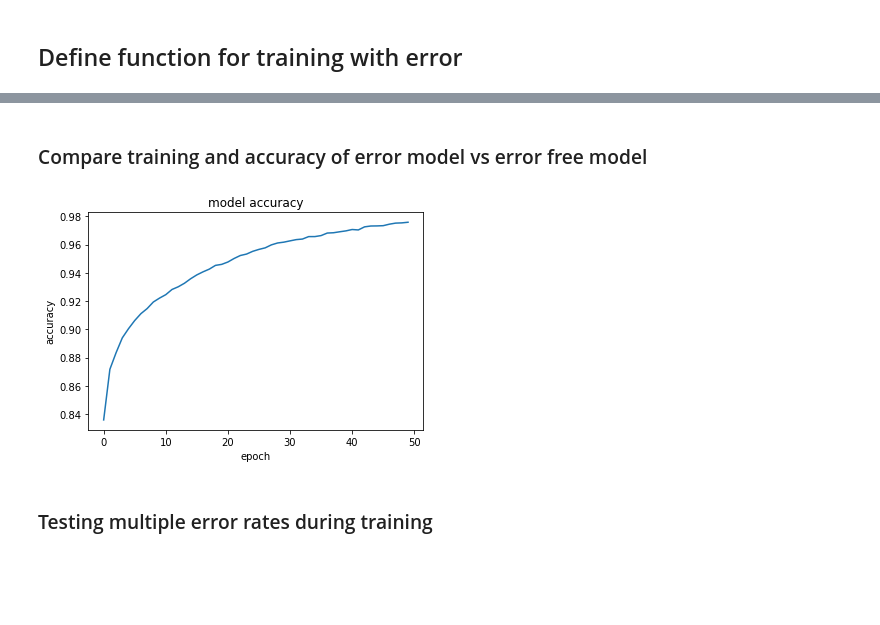
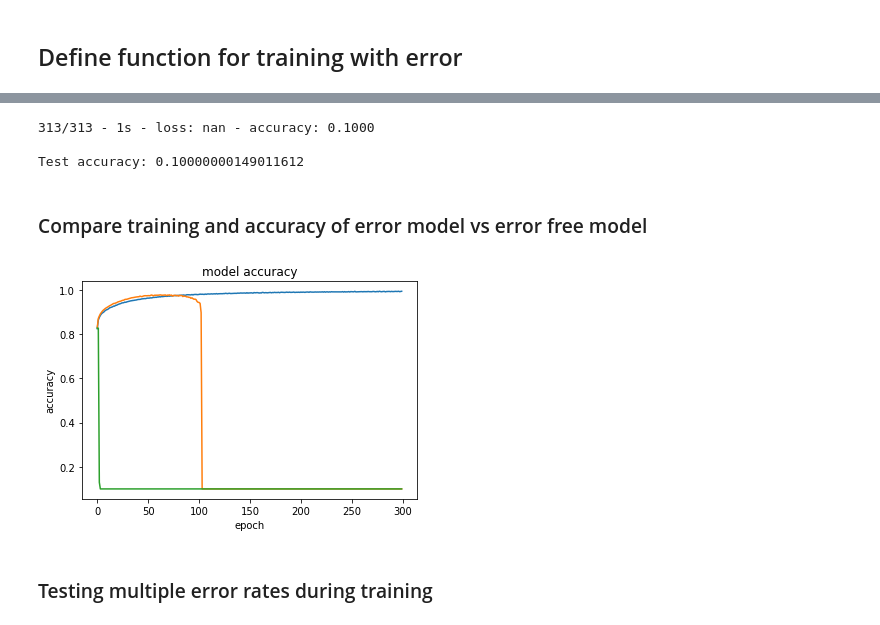
Before and after one commit to dPhanekham/tf2_error_injection, a Jupyter notebook: iris_inject_errors/mnist_fashion_fault_injection.ipynb, the cells around one changed output, grey strips where cells are left out. Drawn from its saved outputs; the diff is of its cells as text; code cells hidden in the pictures; blank space fills up the shorter version.

```diff
--- a/iris_inject_errors/mnist_fashion_fault_injection.ipynb
+++ b/iris_inject_errors/mnist_fashion_fault_injection.ipynb
@@ -147,6 +149,6 @@ error_model.compile(optimizer='adam',
 train_dataset = tf.data.Dataset.from_tensor_slices((train_images, train_labels)).batch(32)
 loss_object = tf.keras.losses.SparseCategoricalCrossentropy(from_logits=True)
 optimizer = tf.keras.optimizers.Adam()
-error_train_history = train(error_model, optimizer, loss_object, train_dataset)
+error_train_history = train(error_model, optimizer, loss_object, train_dataset, epochs=300)
 # %% [output]
 RESULTS
@@ -176,0 +170,23 @@ Test accuracy: 0.8712999820709229
+# %%
+error_model_2 = tf.keras.Sequential([
+              tf.keras.layers.Flatten(input_shape=(28, 28)),
+              dense_error_injection.Dense_Error_Injection(128, activation=tf.nn.relu,
+                                                          error_rate=0.001,
+                                                          error_type='random_bit_flip_percentage',
+                                                          error_inject_phase='training',
+                                                          error_element='weight',
+                                                          verbose=0,
+                                                          error_persistence=True
+                                                          ),
+              tf.keras.layers.Dense(10)
+])
+# %%
+error_model_2.compile(optimizer='adam',
+                    loss=tf.keras.losses.SparseCategoricalCrossentropy(from_logits=True),
+                    metrics=['accuracy'])
+# error_train_history = error_model.fit(train_images, train_labels, epochs=100, verbose=0, validation_data=(test_images,  test_labels))
+# %%
+train_dataset = tf.data.Dataset.from_tensor_slices((train_images, train_labels)).batch(32)
+loss_object = tf.keras.losses.SparseCategoricalCrossentropy(from_logits=True)
+optimizer = tf.keras.optimizers.Adam()
+error_train_history_2 = train(error_model_2, optimizer, loss_object, train_dataset, epochs=300)
@@ -177,15 +200,24 @@ Test accuracy: 0.8712999820709229
+# %%
+test_loss, test_acc = error_model_2.evaluate(test_images,  test_labels, verbose=2)
+
+print('\nTest accuracy:', test_acc)
+# %% [output]
+313/313 - 1s - loss: nan - accuracy: 0.1000
+
+Test accuracy: 0.10000000149011612
 # %% [markdown]
 ### Compare training and accuracy of error model vs error free model
 # %%
-# plt.plot(train_history.history['accuracy'])
+plt.plot(train_history.history['accuracy'])
 plt.plot(error_train_history[1])
+plt.plot(error_train_history_2[1])
 plt.title('model accuracy')
 plt.ylabel('accuracy')
 plt.xlabel('epoch')
 # plt.legend(['no_error', '0.1 error rate'], loc='upper left')
 plt.show()
 # %% [output]
-[figure, old version]
+[figure, new version]
 # %% [markdown]
 ### Testing multiple error rates during training
 # %%
```
Also changed, not shown: parts of 8 cells of this notebook, 4 other files.
